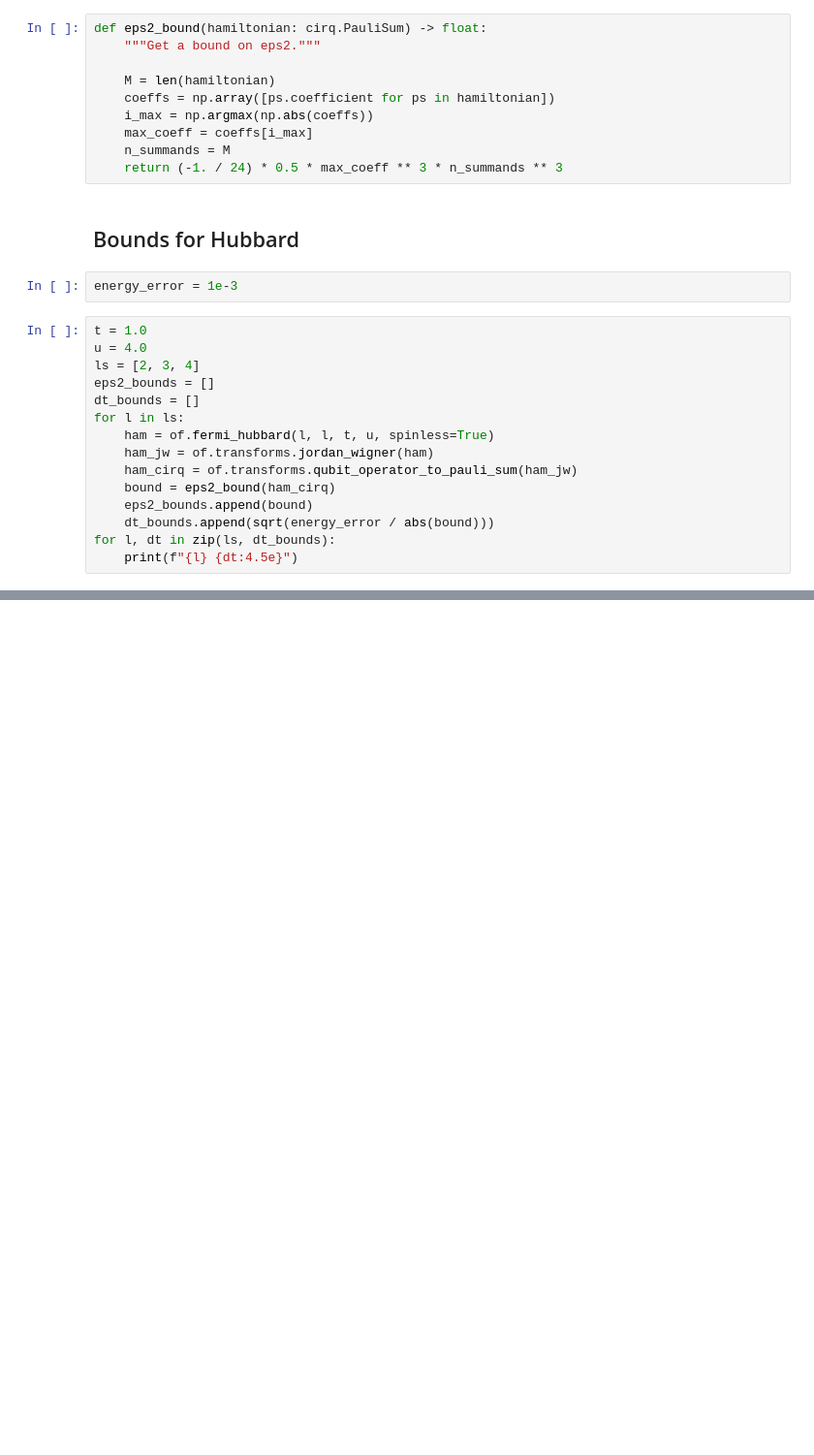
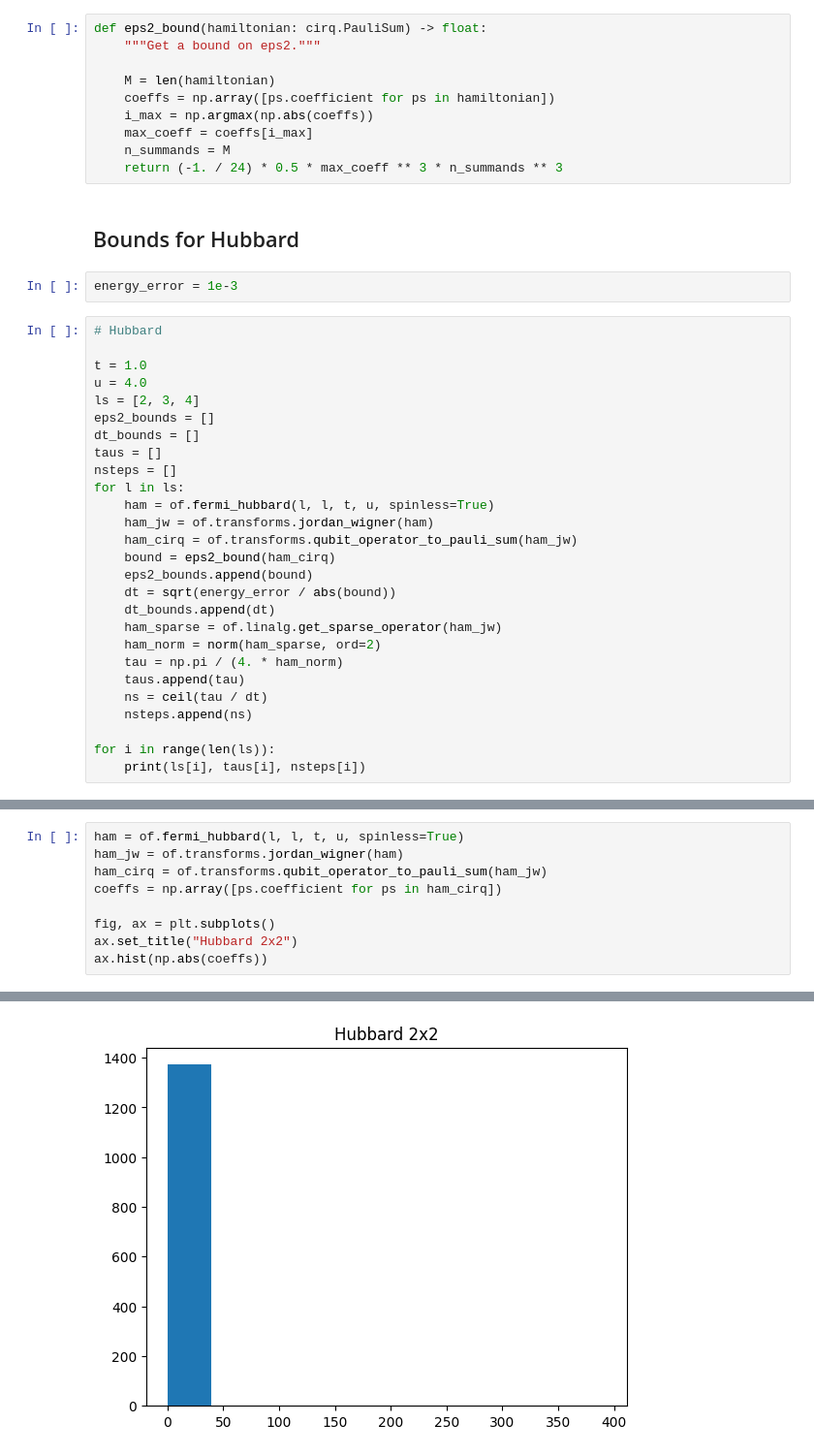
Before and after one commit to bdalfavero/qpe_resources, a Jupyter notebook: trotter_bounds.ipynb, the cells around one changed output, grey strips where cells are left out. Shown at 97% size. Drawn from its saved outputs; the diff is of its cells as text; blank space fills up the shorter version.

```diff
--- a/trotter_bounds.ipynb
+++ b/trotter_bounds.ipynb
@@ -18,18 +21,30 @@ def eps2_bound(hamiltonian: cirq.PauliSum) -> float:
 # %%
 energy_error = 1e-3
 # %%
+# Hubbard
+
 t = 1.0
 u = 4.0
 ls = [2, 3, 4]
 eps2_bounds = []
 dt_bounds = []
+taus = []
+nsteps = []
 for l in ls:
     ham = of.fermi_hubbard(l, l, t, u, spinless=True)
     ham_jw = of.transforms.jordan_wigner(ham)
     ham_cirq = of.transforms.qubit_operator_to_pauli_sum(ham_jw)
     bound = eps2_bound(ham_cirq)
     eps2_bounds.append(bound)
-    dt_bounds.append(sqrt(energy_error / abs(bound)))
-for l, dt in zip(ls, dt_bounds):
-    print(f"{l} {dt:4.5e}")
+    dt = sqrt(energy_error / abs(bound))
+    dt_bounds.append(dt)
+    ham_sparse = of.linalg.get_sparse_operator(ham_jw)
+    ham_norm = norm(ham_sparse, ord=2)
+    tau = np.pi / (4. * ham_norm)
+    taus.append(tau)
+    ns = ceil(tau / dt)
+    nsteps.append(ns)
+
+for i in range(len(ls)):
+    print(ls[i], taus[i], nsteps[i])
 # %% [output]
@@ -38,0 +120,10 @@ for l, dt in zip(ls, dt_bounds):
+# %%
+ham = of.fermi_hubbard(l, l, t, u, spinless=True)
+ham_jw = of.transforms.jordan_wigner(ham)
+ham_cirq = of.transforms.qubit_operator_to_pauli_sum(ham_jw)
+coeffs = np.array([ps.coefficient for ps in ham_cirq])
+
+fig, ax = plt.subplots()
+ax.set_title("Hubbard 2x2")
+ax.hist(np.abs(coeffs))
+# %% [output]
@@ -38,0 +135 @@ for l, dt in zip(ls, dt_bounds):
+[figure, added]
```
Also changed, not shown: parts of 9 cells of this notebook.
